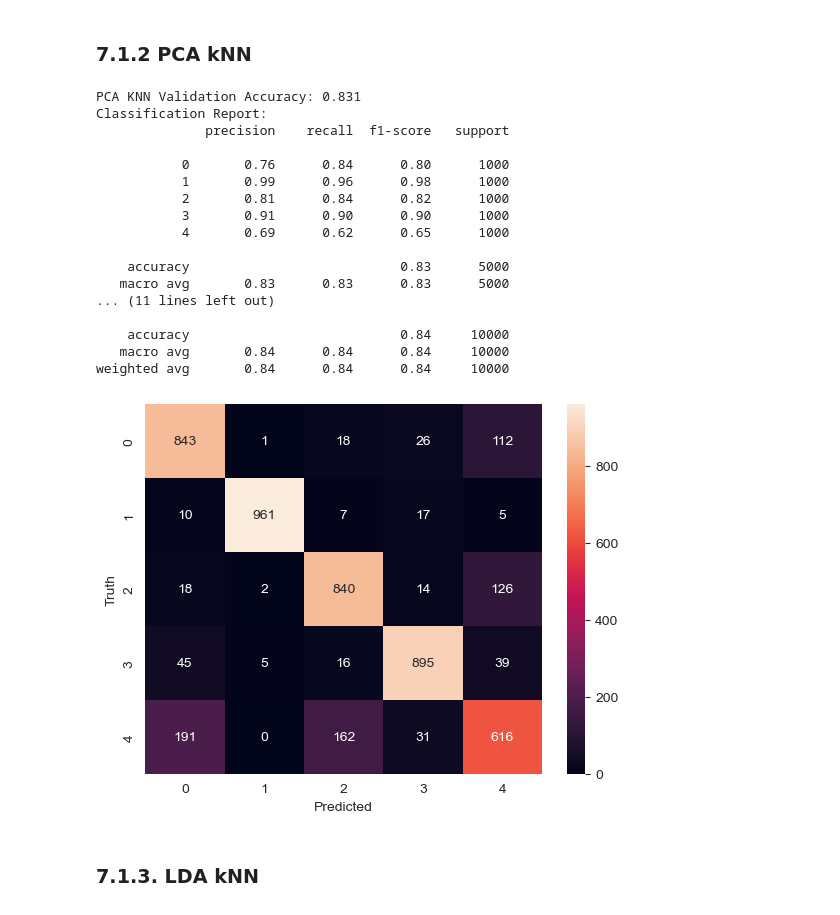
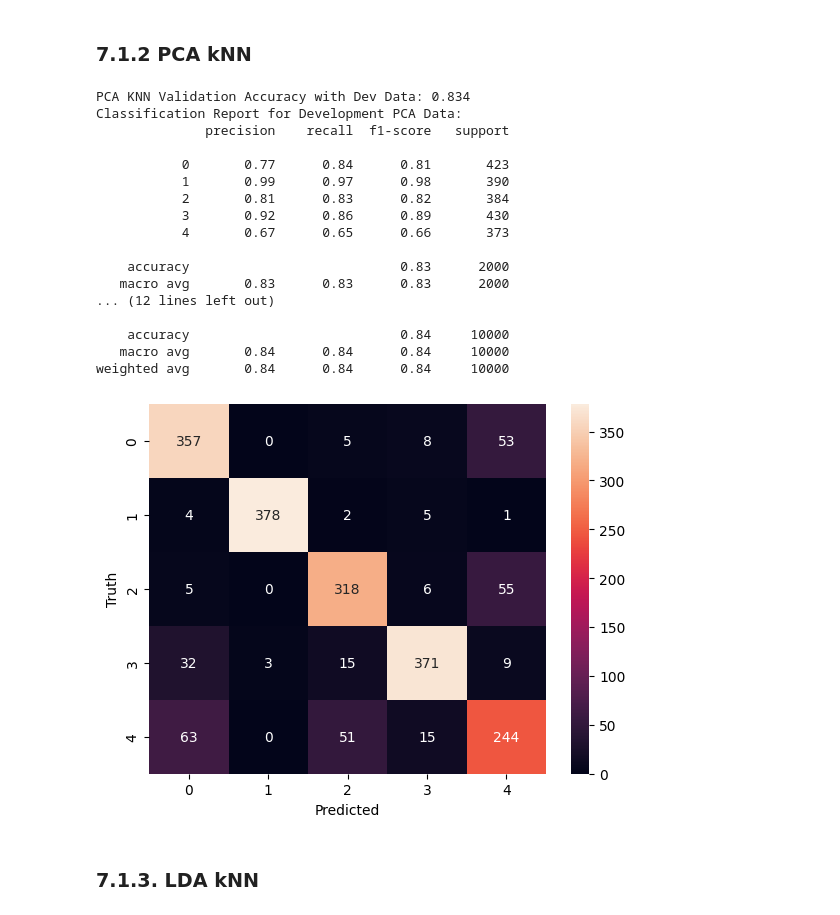
Before and after one commit to PetyaPetrova96/clasifying-clothing-types-, a Jupyter notebook: project.ipynb, the cells around one changed output. Drawn from its saved outputs; the diff is of its cells as text; code cells hidden in the pictures.

```diff
--- a/project.ipynb
+++ b/project.ipynb
@@ -786,60 +832,59 @@ weighted avg       0.83      0.83      0.83     10000
 # %%
 # Create and train the KNN classifier
 knn = KNeighborsClassifier()
-knn.fit(x_train_pca, y_train_data)
+knn.fit(x_train_pca_train, y_train_train)
 
-# Make predictions on the test data
-knn_predictions = knn.predict(x_test_pca)
+# Make predictions on the development PCA data
+knn_dev_predictions = knn.predict(x_train_pca_dev)
 
-# Calculate accuracy
-knn_accuracy = accuracy_score(y_test_data, knn_predictions)
-print(f'PCA KNN Validation Accuracy: {knn_accuracy}')
+# Calculate accuracy on the development PCA data
+knn_dev_accuracy = accuracy_score(y_train_dev, knn_dev_predictions)
+print(f'PCA KNN Validation Accuracy with Dev Data: {knn_dev_accuracy}')
 
-# Confusion matrix and heatmap
-cm_knn = confusion_matrix(y_test_data, knn_predictions)
-sns.heatmap(cm_knn, annot=True, fmt='d')
+# Confusion matrix and heatmap for the development PCA data
+cm_knn_dev = confusion_matrix(y_train_dev, knn_dev_predictions)
+sns.heatmap(cm_knn_dev, annot=True, fmt='d')
 plt.xlabel('Predicted')
 plt.ylabel('Truth')
 
-# Calculate precision, recall, and F1 score
-precision, recall, f1_score, _ = precision_recall_fscore_support(y_test_data, knn_predictions, average='weighted')
+# Calculate precision, recall, and F1 score for the development PCA data
+precision_dev, recall_dev, f1_score_dev, _ = precision_recall_fscore_support(y_train_dev, knn_dev_predictions, average='weighted')
 
-print("Classification Report:")
-print(classification_report(y_test_data, knn_predictions))
+print("Classification Report for Development PCA Data:")
+print(classification_report(y_train_dev, knn_dev_predictions))
 
+# Perform cross-validation for accuracy on the PCA training data
+cv_accuracy_pca = cross_val_score(knn, x_train_pca, y_train_data, cv=5, scoring=make_scorer(accuracy_score))
+print(f'Cross-Validation Accuracy with PCA Data: {np.mean(cv_accuracy_pca):.4f}')
 
-# Perform cross-validation for accuracy
-cv_accuracy = cross_val_score(knn, x_train_pca, y_train_data, cv=5, scoring=make_scorer(accuracy_score))
-print(f'Cross-Validation Accuracy: {np.mean(cv_accuracy):.4f}')
+# Perform cross-validation for F1 score on the PCA training data
+cv_predictions_pca = cross_val_predict(knn, x_train_pca, y_train_data, cv=5)
+cv_f1_pca = calculate_f1_score(y_train_data, cv_predictions_pca, average='weighted')
+print(f'Cross-Validation F1 Score with PCA Data: {cv_f1_pca:.4f}')
 
-# Perform cross-validation for F1 score
-cv_predictions = cross_val_predict(knn,x_train_pca, y_train_data, cv=5)
-cv_f1 = calculate_f1_score(y_train_data, cv_predictions, average='weighted')
-print(f'Cross-Validation F1 Score: {cv_f1:.4f}')
-
-# Print the classification report for cross-validation
-cv_report = classification_report(y_train_data, cv_predictions)
-print("Cross-Validation Classification Report:")
-print(cv_report)
+# Print the classification report for cross-validation on the PCA training data
+cv_report_pca = classification_report(y_train_data, cv_predictions_pca)
+print("Cross-Validation Classification Report with PCA Data:")
+print(cv_report_pca)
 # %% [output]
-PCA KNN Validation Accuracy: 0.831
-Classification Report:
+PCA KNN Validation Accuracy with Dev Data: 0.834
+Classification Report for Development PCA Data:
               precision    recall  f1-score   support
 
-           0       0.76      0.84      0.80      1000
-           1       0.99      0.96      0.98      1000
-           2       0.81      0.84      0.82      1000
-           3       0.91      0.90      0.90      1000
-           4       0.69      0.62      0.65      1000
+           0       0.77      0.84      0.81       423
+           1       0.99      0.97      0.98       390
+           2       0.81      0.83      0.82       384
+           3       0.92      0.86      0.89       430
+           4       0.67      0.65      0.66       373
 
-    accuracy                           0.83      5000
-   macro avg       0.83      0.83      0.83      5000
-... (11 lines left out)
+    accuracy                           0.83      2000
+   macro avg       0.83      0.83      0.83      2000
+... (12 lines left out)
 
     accuracy                           0.84     10000
    macro avg       0.84      0.84      0.84     10000
 weighted avg       0.84      0.84      0.84     10000
-[figure, old version]
+[figure, new version]
 # %% [markdown]
 ### 7.1.3. LDA kNN
 # %%
```
Also changed, not shown: parts of 28 cells of this notebook.
